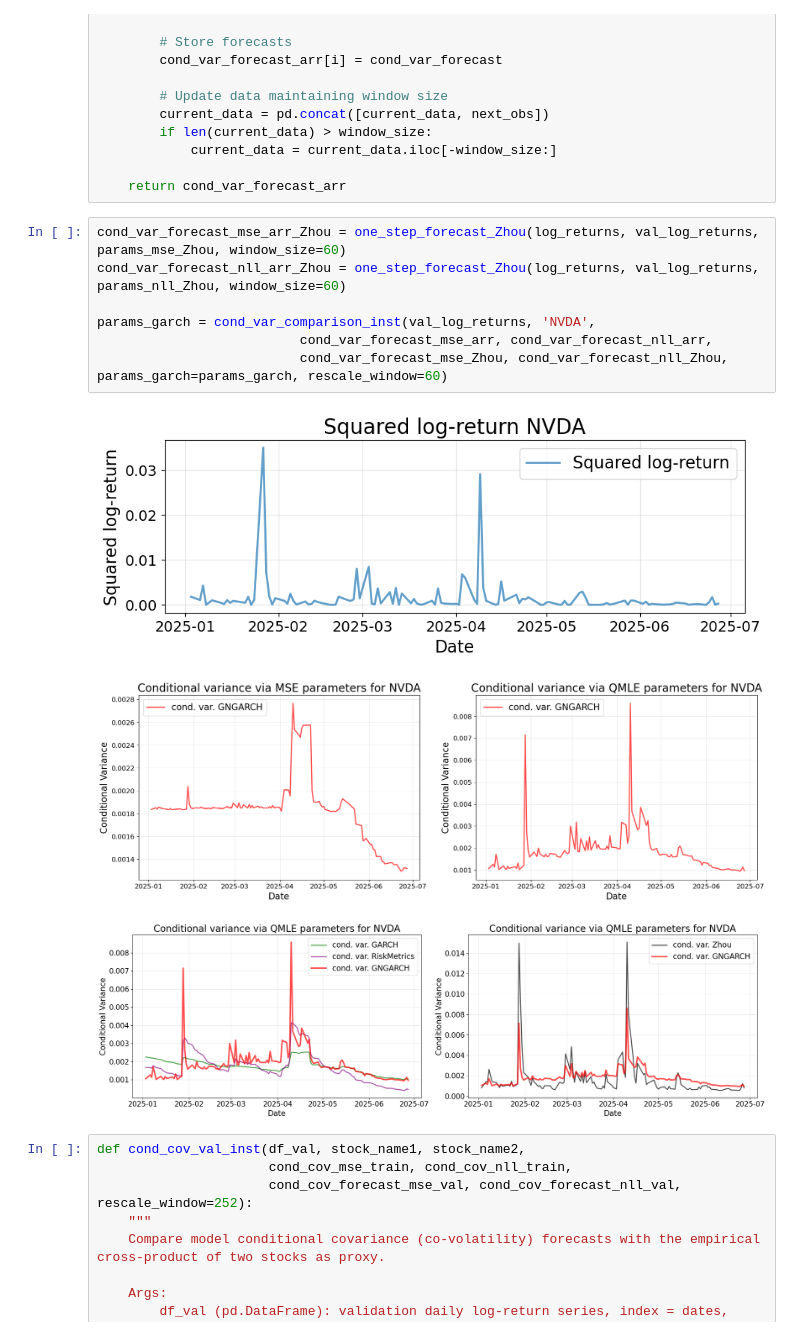
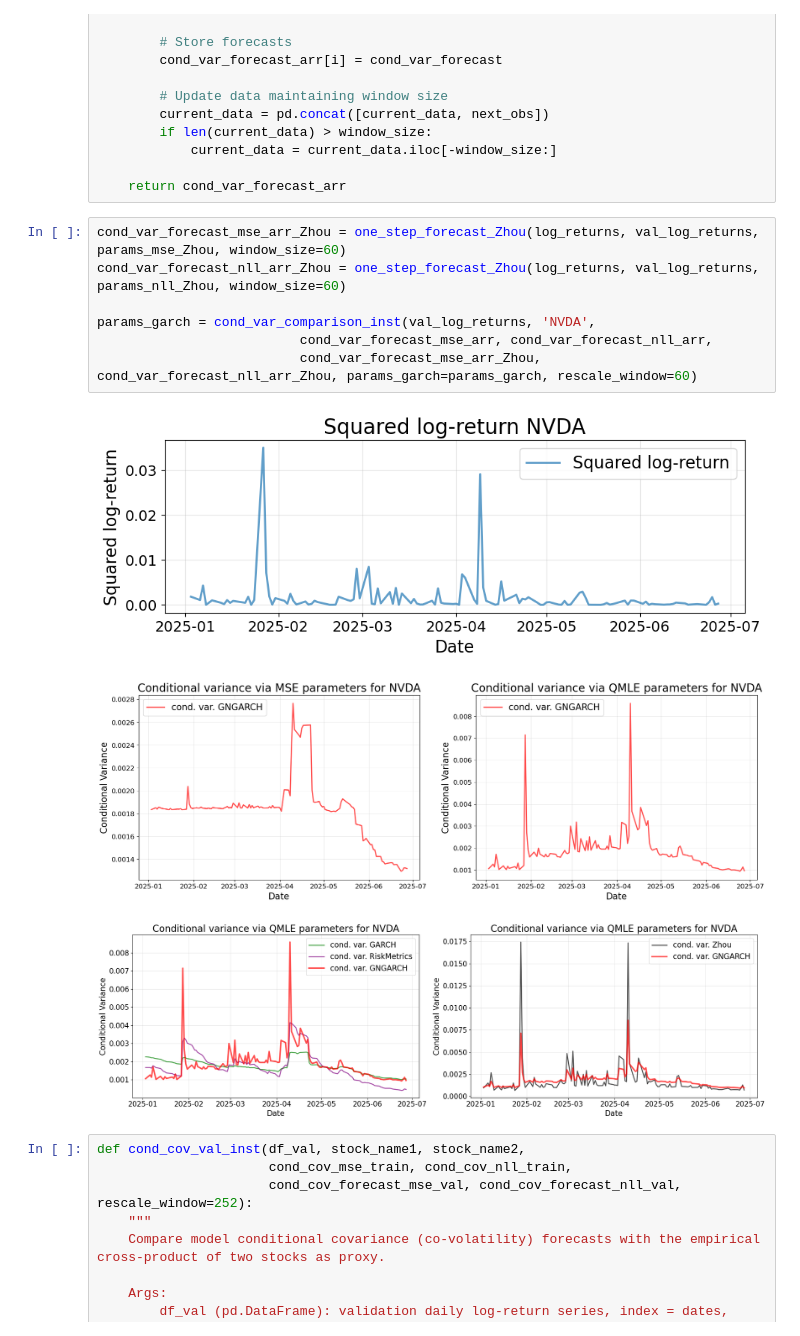
Before and after one commit to PZhou114/GNGARCH_coding, a Jupyter notebook: Modelling Most-Active US Stocks.ipynb, the cells around one changed output. Saved outputs shown, nothing was run; the diff lists cells and outputs as text.

```diff
--- a/Modelling Most-Active US Stocks.ipynb
+++ b/Modelling Most-Active US Stocks.ipynb
@@ -1631,14 +1631,14 @@ def one_step_forecast_Zhou(train_data, val_data, params, window_size=60):
 # %%
 cond_var_forecast_mse_arr_Zhou = one_step_forecast_Zhou(log_returns, val_log_returns, params_mse_Zhou, window_size=60)
 cond_var_forecast_nll_arr_Zhou = one_step_forecast_Zhou(log_returns, val_log_returns, params_nll_Zhou, window_size=60)
 
 params_garch = cond_var_comparison_inst(val_log_returns, 'NVDA',
                           cond_var_forecast_mse_arr, cond_var_forecast_nll_arr,
-                          cond_var_forecast_mse_Zhou, cond_var_forecast_nll_Zhou, params_garch=params_garch, rescale_window=60)
+                          cond_var_forecast_mse_arr_Zhou, cond_var_forecast_nll_arr_Zhou, params_garch=params_garch, rescale_window=60)
 # %% [output]
 [figure]
 [figure]
-[figure, old version]
+[figure, new version]
 # %%
 def cond_cov_val_inst(df_val, stock_name1, stock_name2,
                       cond_cov_mse_train, cond_cov_nll_train,
```
Also changed, not shown: parts of 5 cells of this notebook.
